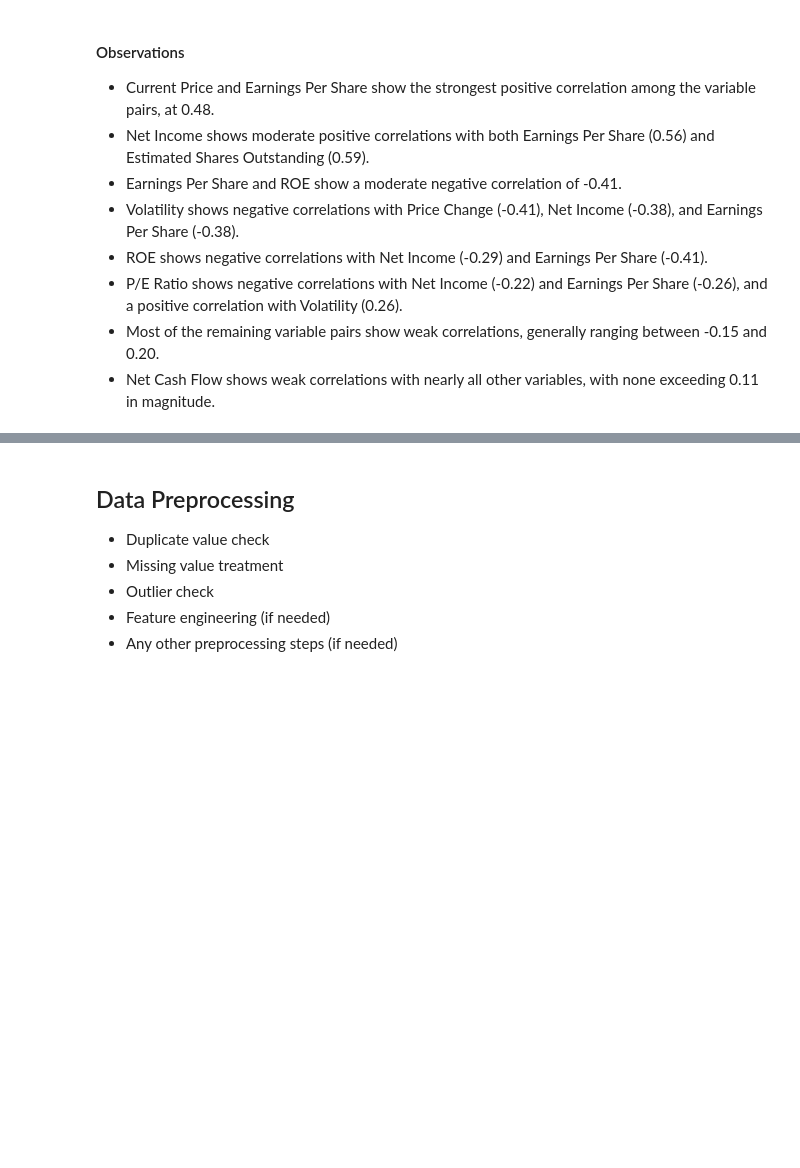
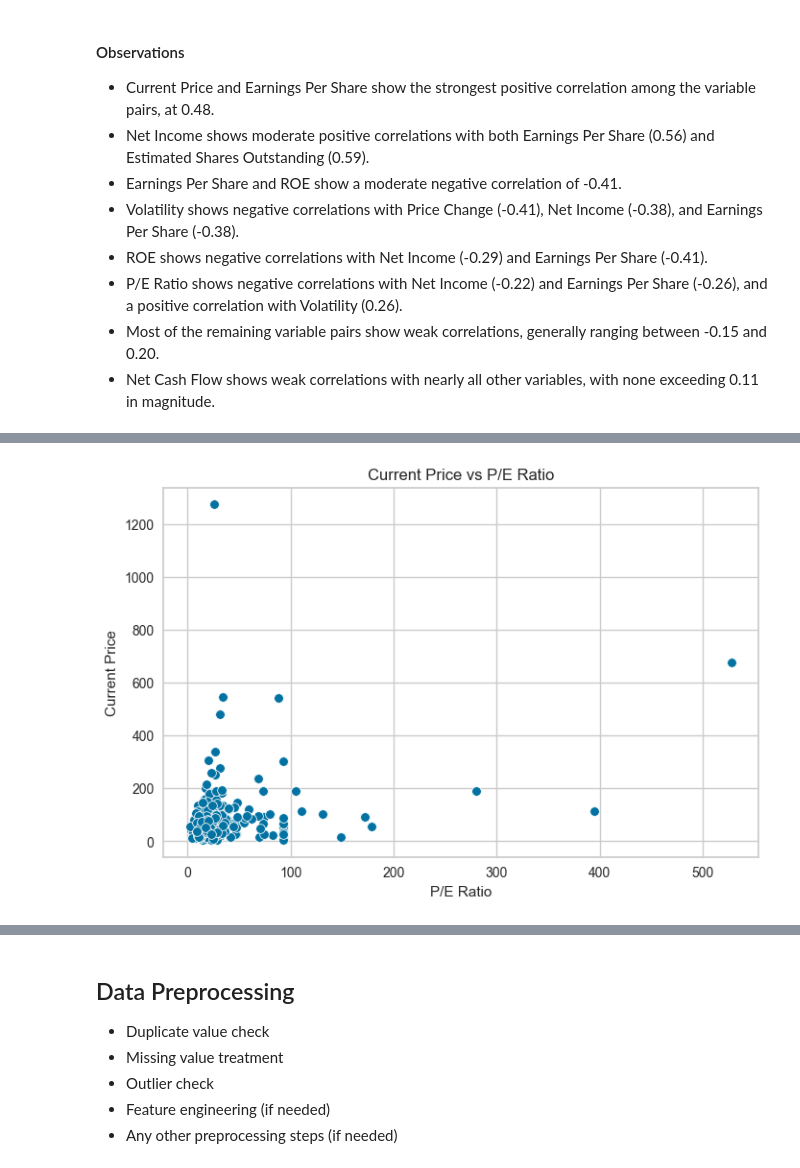
Before and after one commit to Irene-coder-dot/Trade-Ahead-Project, a Jupyter notebook: USL_Project_LearnerNotebook_FullCode.ipynb, the cells around one changed output, grey strips where cells are left out. Cells and saved outputs as stored; diff of their text form; code cells hidden in the pictures; blank space fills up the shorter version.

```diff
--- a/USL_Project_LearnerNotebook_FullCode.ipynb
+++ b/USL_Project_LearnerNotebook_FullCode.ipynb
@@ -320,0 +416,15 @@ plt.show()
+# %%
+# Current Price vs P/E Ratio
+
+plt.figure(figsize=(8, 5))
+
+sns.scatterplot(
+    data=Trade_df,
+    x='P/E Ratio',
+    y='Current Price'
+)
+
+plt.title('Current Price vs P/E Ratio')
+plt.show()
+# %% [output]
+[figure, added]
```
Also changed, not shown: parts of 11 cells of this notebook.
